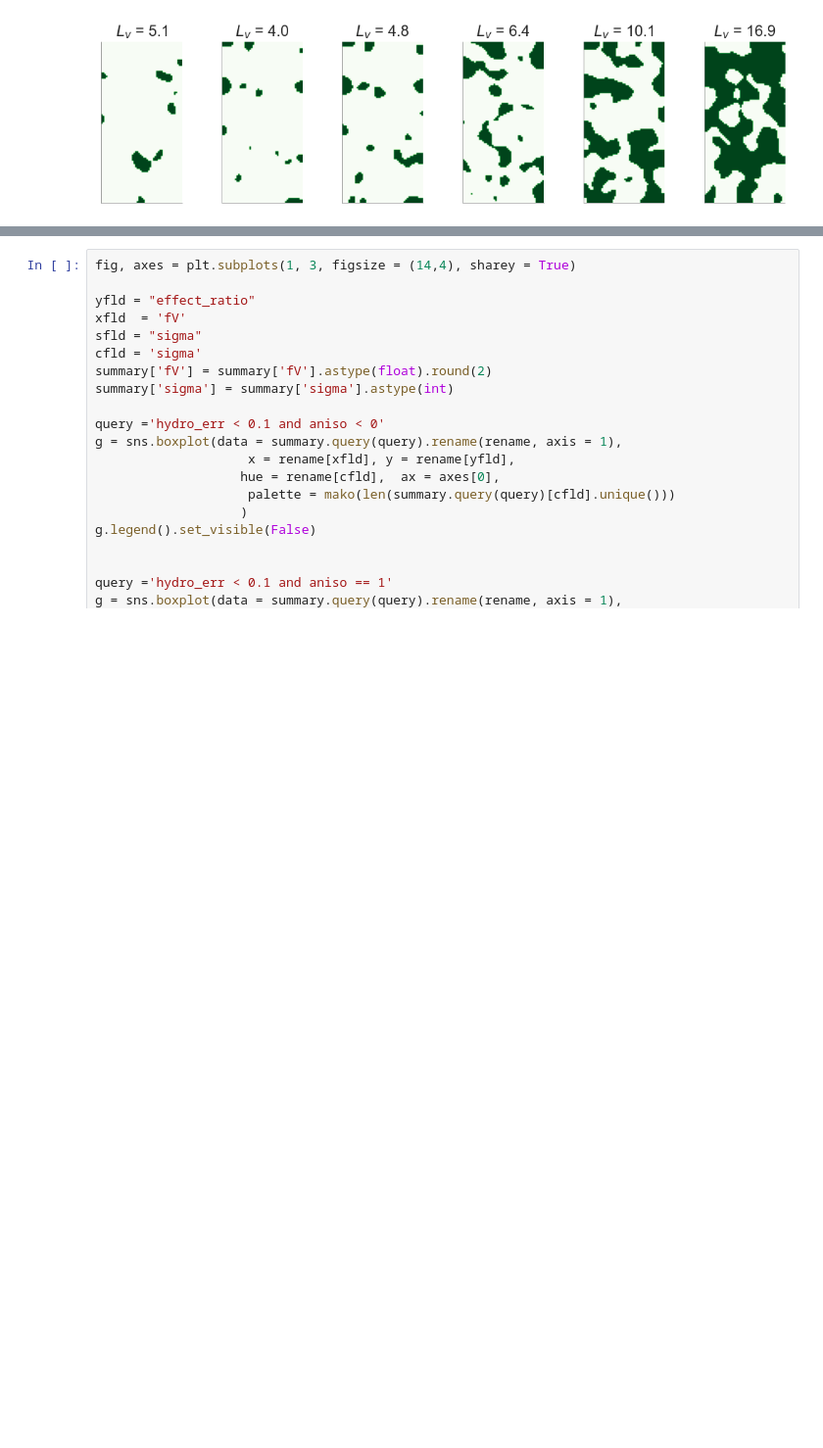
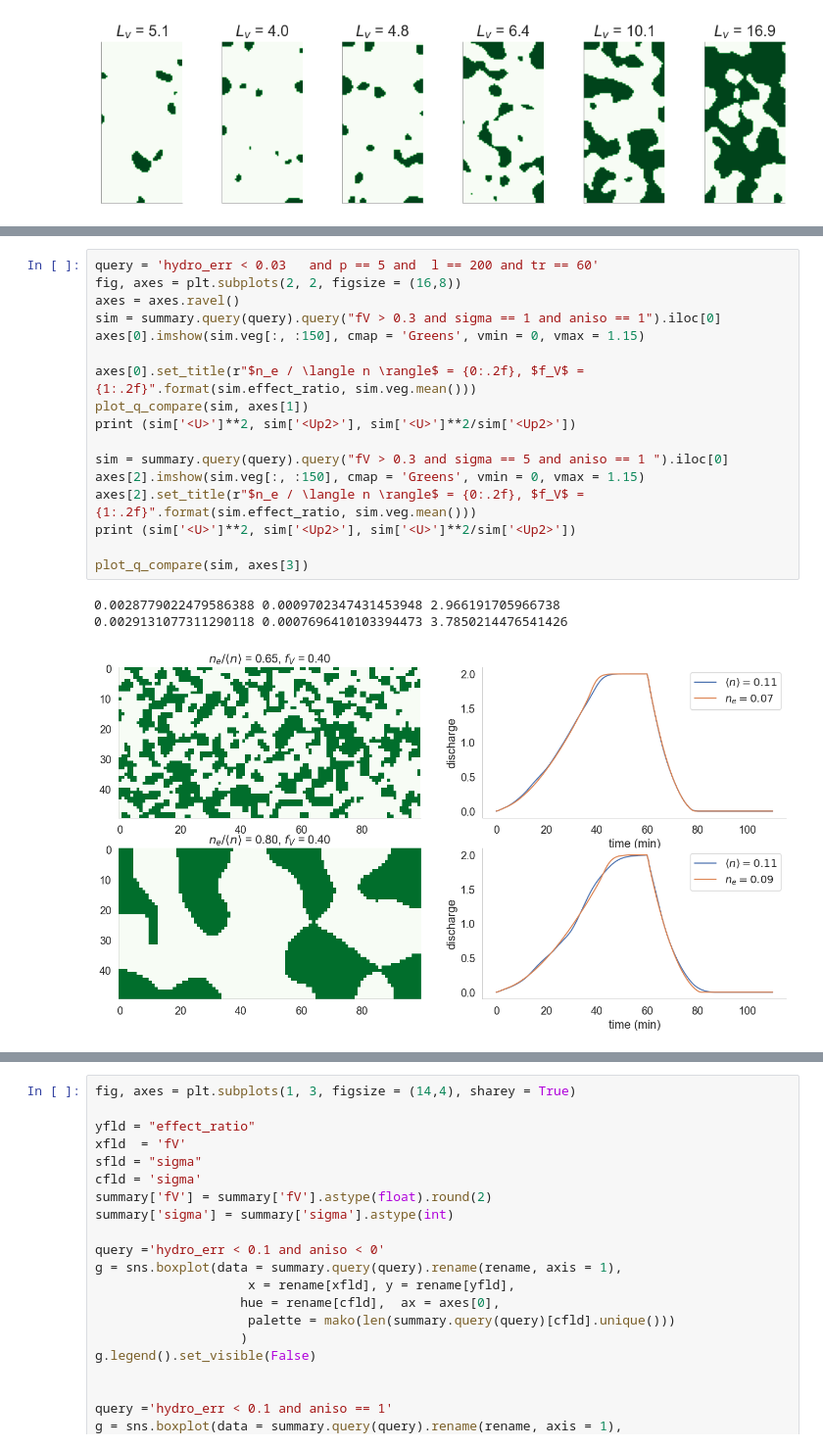
Before and after one commit to octavia-crompton/roughness-scale, a Jupyter notebook: notebooks/roughness_scale-pattern.ipynb, the cells around one changed output, grey strips where cells are left out. Shown at 98% size. Saved outputs shown, nothing was run; the diff lists cells and outputs as text; blank space fills up the shorter version.

```diff
--- a/notebooks/roughness_scale-pattern.ipynb
+++ b/notebooks/roughness_scale-pattern.ipynb
@@ -236,3 +276,24 @@ plot_q_compare(sim, axes[3])
+# %%
+query = 'hydro_err < 0.03   and p == 5 and  l == 200 and tr == 60'
+fig, axes = plt.subplots(2, 2, figsize = (16,8))
+axes = axes.ravel()
+sim = summary.query(query).query("fV > 0.3 and sigma == 1 and aniso == 1").iloc[0]
+axes[0].imshow(sim.veg[:, :150], cmap = 'Greens', vmin = 0, vmax = 1.15)
+
+axes[0].set_title(r"$n_e / \langle n \rangle$ = {0:.2f}, $f_V$ = {1:.2f}".format(sim.effect_ratio, sim.veg.mean()))
+plot_q_compare(sim, axes[1])
+print (sim['<U>']**2, sim['<Up2>'], sim['<U>']**2/sim['<Up2>'])
+
+sim = summary.query(query).query("fV > 0.3 and sigma == 5 and aniso == 1 ").iloc[0]
+axes[2].imshow(sim.veg[:, :150], cmap = 'Greens', vmin = 0, vmax = 1.15)
+axes[2].set_title(r"$n_e / \langle n \rangle$ = {0:.2f}, $f_V$ = {1:.2f}".format(sim.effect_ratio, sim.veg.mean()))
+print (sim['<U>']**2, sim['<Up2>'], sim['<U>']**2/sim['<Up2>'])
+
+plot_q_compare(sim, axes[3])
+# %% [output]
+0.0028779022479586388 0.0009702347431453948 2.966191705966738
+0.0029131077311290118 0.0007696410103394473 3.7850214476541426
+[figure, added]
 # %%
 query = 'hydro_err < 0.05'
 fig, axes = plt.subplots(2, 2, figsize = (16,6), sharex = 'col')
```
Also changed, not shown: parts of 22 cells of this notebook, 10 other files.
